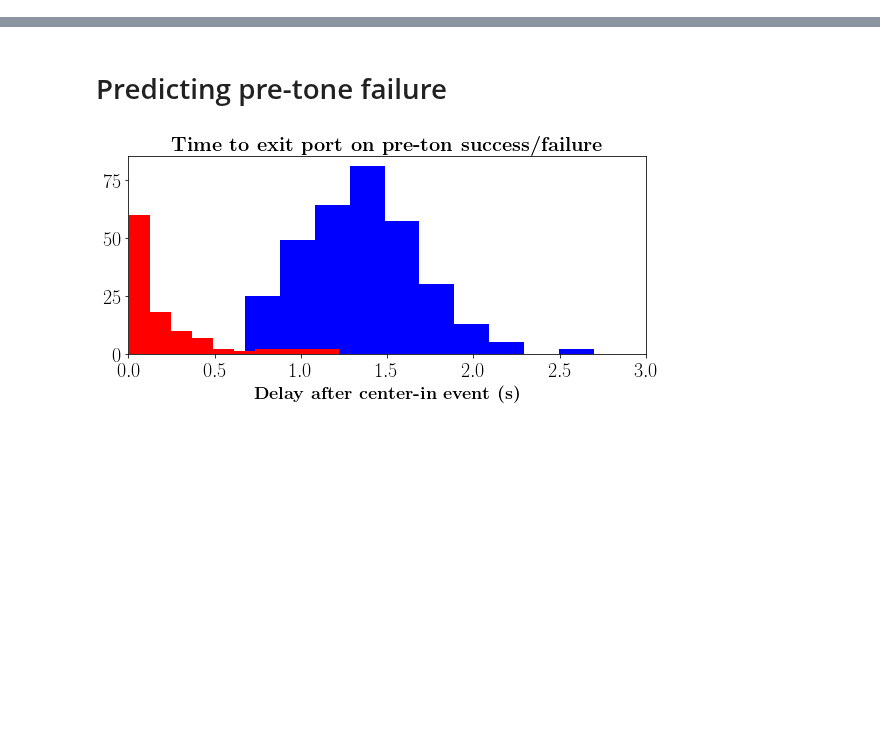
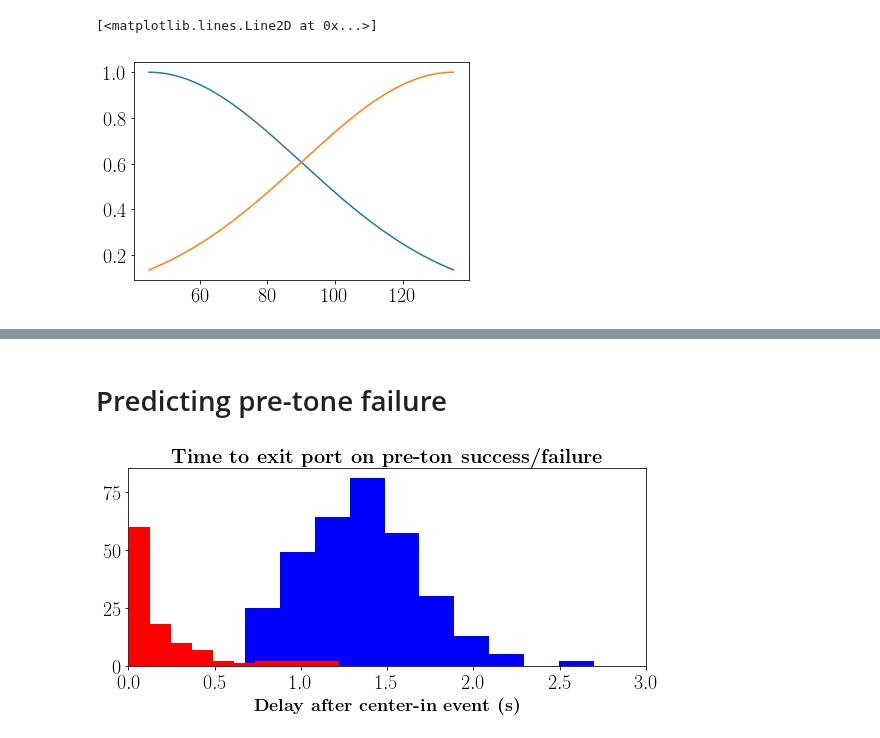
Before and after one commit to pssachdeva/uoi_neuroscience, a Jupyter notebook: classification/bg.ipynb, the cells around one changed output, grey strips where cells are left out. Saved outputs shown, nothing was run; the diff lists cells and outputs as text; code cells hidden in the pictures; blank space fills up the shorter version.

```diff
--- a/classification/bg.ipynb
+++ b/classification/bg.ipynb
@@ -16,0 +39,11 @@ snr = h5py.File(snr_path, 'r')
+# %%
+x = np.linspace(45, 135, 1000)
+sigma = 45
+tc1 = np.exp(-(x-45)**2/(2 * sigma**2))
+tc2 = np.exp(-(x-135)**2/(2 * sigma**2))
+# %%
+plt.plot(x, tc1)
+plt.plot(x, tc2)
+# %% [output]
+[<matplotlib.lines.Line2D at 0x...>]
+[figure, added]
```
Also changed, not shown: parts of 4 cells of this notebook, 7 other files.
